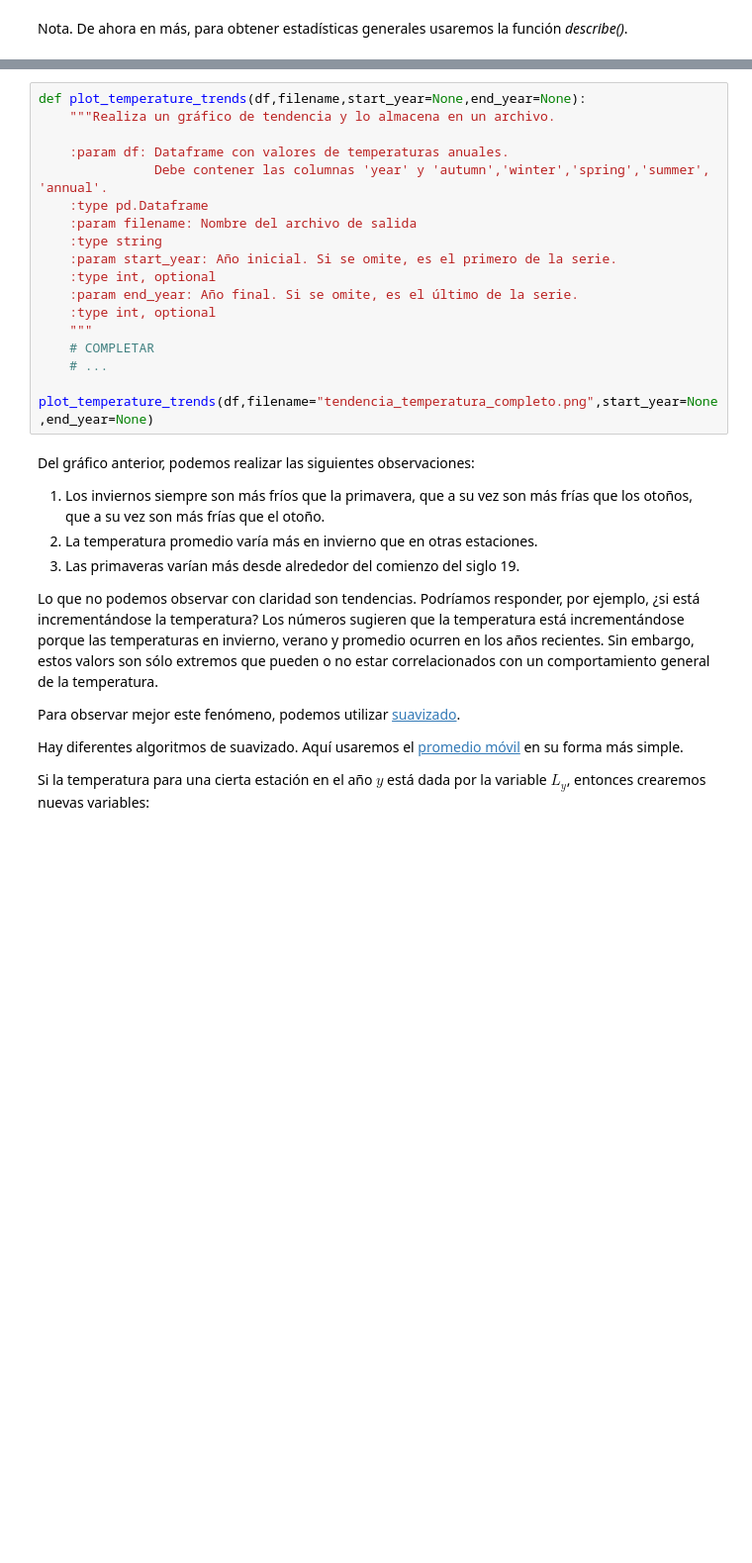
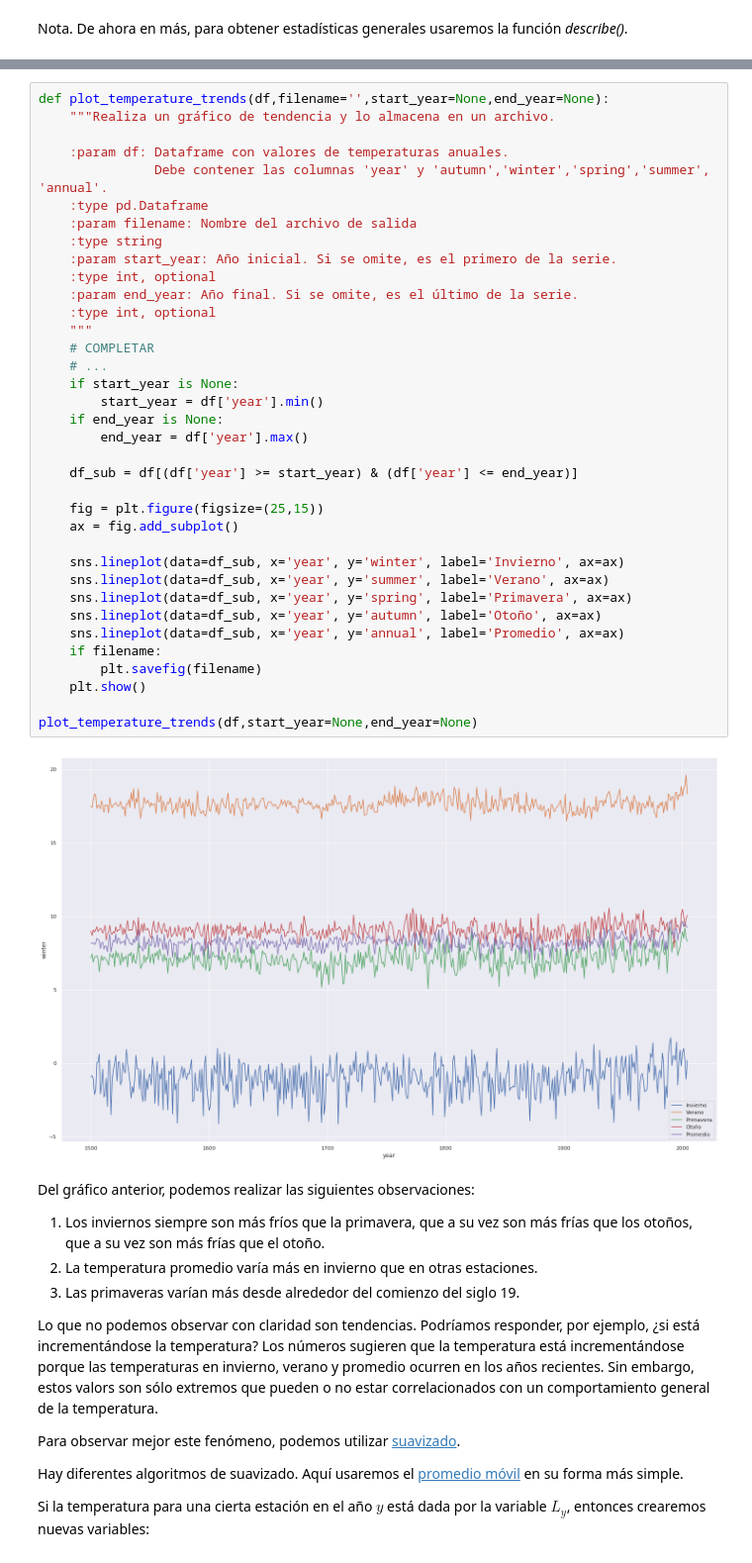
Before and after one commit to hernancontigiani/ceia_addatos, a Jupyter notebook: notebooks/clase1/tp01.ipynb, the cells around one changed output, grey strips where cells are left out. Shown at 99% size. Cells and saved outputs as stored; diff of their text form; blank space fills up the shorter version.

```diff
--- a/notebooks/clase1/tp01.ipynb
+++ b/notebooks/clase1/tp01.ipynb
@@ -88,23 +140,43 @@ No obstante, para tener una visión más completa, es conveniente recurrir a un
 
 Escribir una función *plot_temperature_trends* que permita graficar la tendencia de las series correspondientes a las cuatro estaciones para los años indicados. Si no se especifica ningún año de inicio y/o fin utilizar el mínimo y máximo de la serie respectivamente.
 # %%
-def plot_temperature_trends(df,filename,start_year=None,end_year=None):
+def plot_temperature_trends(df,filename='',start_year=None,end_year=None):
     """Realiza un gráfico de tendencia y lo almacena en un archivo.
 
     :param df: Dataframe con valores de temperaturas anuales.
                Debe contener las columnas 'year' y 'autumn','winter','spring','summer', 'annual'.
     :type pd.Dataframe
     :param filename: Nombre del archivo de salida
     :type string
     :param start_year: Año inicial. Si se omite, es el primero de la serie.
     :type int, optional
     :param end_year: Año final. Si se omite, es el último de la serie.
     :type int, optional
     """
     # COMPLETAR
     # ...
+    if start_year is None:
+        start_year = df['year'].min()
+    if end_year is None:
+        end_year = df['year'].max()
 
-plot_temperature_trends(df,filename="tendencia_temperatura_completo.png",start_year=None,end_year=None)
+    df_sub = df[(df['year'] >= start_year) & (df['year'] <= end_year)]
+
+    fig = plt.figure(figsize=(25,15))
+    ax = fig.add_subplot()
+
+    sns.lineplot(data=df_sub, x='year', y='winter', label='Invierno', ax=ax)
+    sns.lineplot(data=df_sub, x='year', y='summer', label='Verano', ax=ax)
+    sns.lineplot(data=df_sub, x='year', y='spring', label='Primavera', ax=ax)
+    sns.lineplot(data=df_sub, x='year', y='autumn', label='Otoño', ax=ax)
+    sns.lineplot(data=df_sub, x='year', y='annual', label='Promedio', ax=ax)
+    if filename:
+        plt.savefig(filename)
+    plt.show()
+
+plot_temperature_trends(df,start_year=None,end_year=None)
+# %% [output]
+[figure, added]
 # %% [markdown]
 Del gráfico anterior, podemos realizar las siguientes observaciones:
 
```
Also changed, not shown: parts of 21 cells of this notebook, 1 other file.
